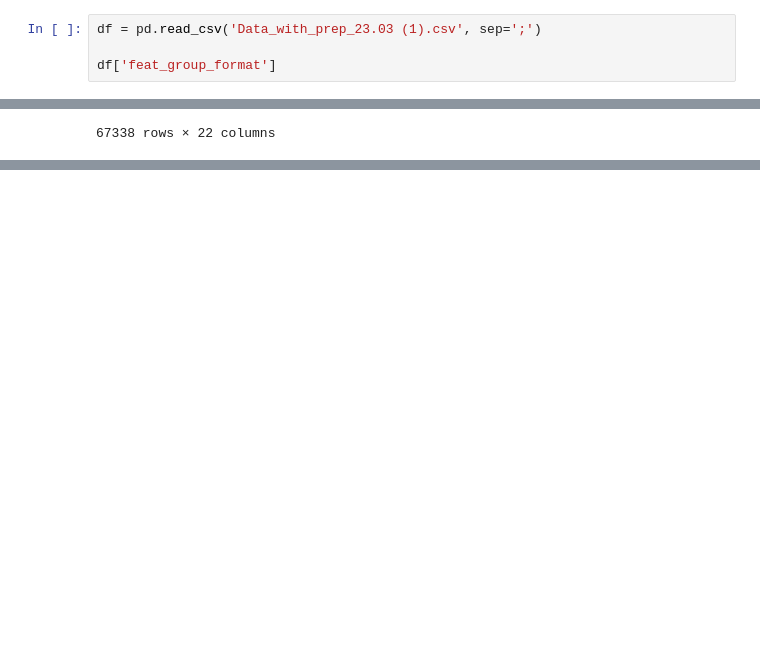
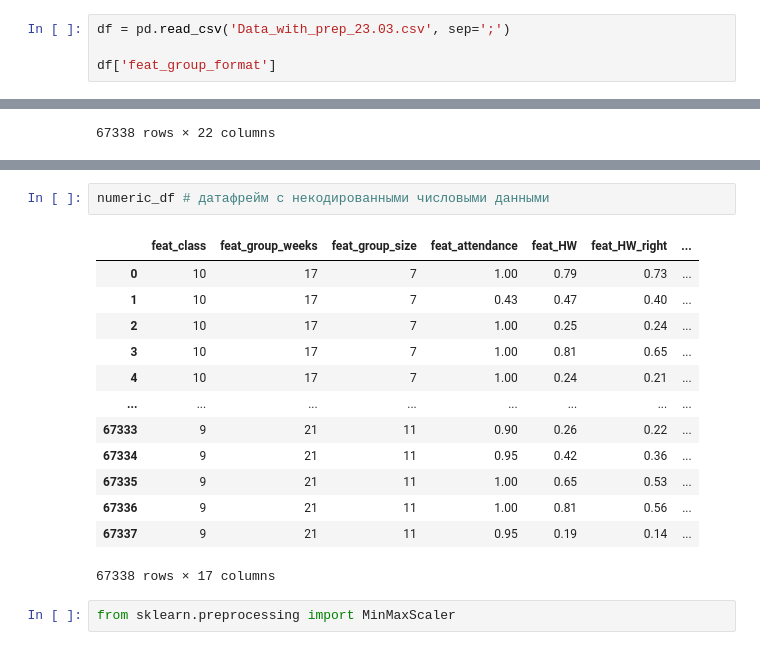
Before and after one commit to nikitatkachev096/ML_-, a Jupyter notebook: Maximum_Education_pet_project.ipynb, the cells around one changed output, grey strips where cells are left out. Drawn from its saved outputs; the diff is of its cells as text; blank space fills up the shorter version.

```diff
--- a/Maximum_Education_pet_project.ipynb
+++ b/Maximum_Education_pet_project.ipynb
@@ -35,7 +35,7 @@ Saving Data_with_prep_23.03.csv to Data_with_prep_23.03 (1).csv
 - feat_prep_SIM                  | средние результаты СИМ у преподавателя (по итогам рейтинга)
 - feat_prep_OpenLessons          | средняя оценка ОУ у преподавателя (по итогам рейтинга)
 # %%
-df = pd.read_csv('Data_with_prep_23.03 (1).csv', sep=';')
+df = pd.read_csv('Data_with_prep_23.03.csv', sep=';')
 
 df['feat_group_format']
 # %% [output]
@@ -247,3 +233,21 @@ encoded_ohe_df
 | 67336 | 0 | 0 | 1 | 0 | ... |
 | 67337 | 0 | 0 | 1 | 0 | ... |
 67338 rows × 19 columns
+# %%
+numeric_df # датафрейм с некодированными числовыми данными
+# %% [output]
+|  | feat_class | feat_group_weeks | feat_group_size | feat_attendance | feat_HW | feat_HW_right | ... |
+| 0 | 10 | 17 | 7 | 1.00 | 0.79 | 0.73 | ... |
+| 1 | 10 | 17 | 7 | 0.43 | 0.47 | 0.40 | ... |
+| 2 | 10 | 17 | 7 | 1.00 | 0.25 | 0.24 | ... |
+| 3 | 10 | 17 | 7 | 1.00 | 0.81 | 0.65 | ... |
+| 4 | 10 | 17 | 7 | 1.00 | 0.24 | 0.21 | ... |
+| ... | ... | ... | ... | ... | ... | ... | ... |
+| 67333 | 9 | 21 | 11 | 0.90 | 0.26 | 0.22 | ... |
+| 67334 | 9 | 21 | 11 | 0.95 | 0.42 | 0.36 | ... |
+| 67335 | 9 | 21 | 11 | 1.00 | 0.65 | 0.53 | ... |
+| 67336 | 9 | 21 | 11 | 1.00 | 0.81 | 0.56 | ... |
+| 67337 | 9 | 21 | 11 | 0.95 | 0.19 | 0.14 | ... |
+67338 rows × 17 columns
+# %%
+from sklearn.preprocessing import MinMaxScaler
```
Also changed, not shown: parts of 20 cells of this notebook.
